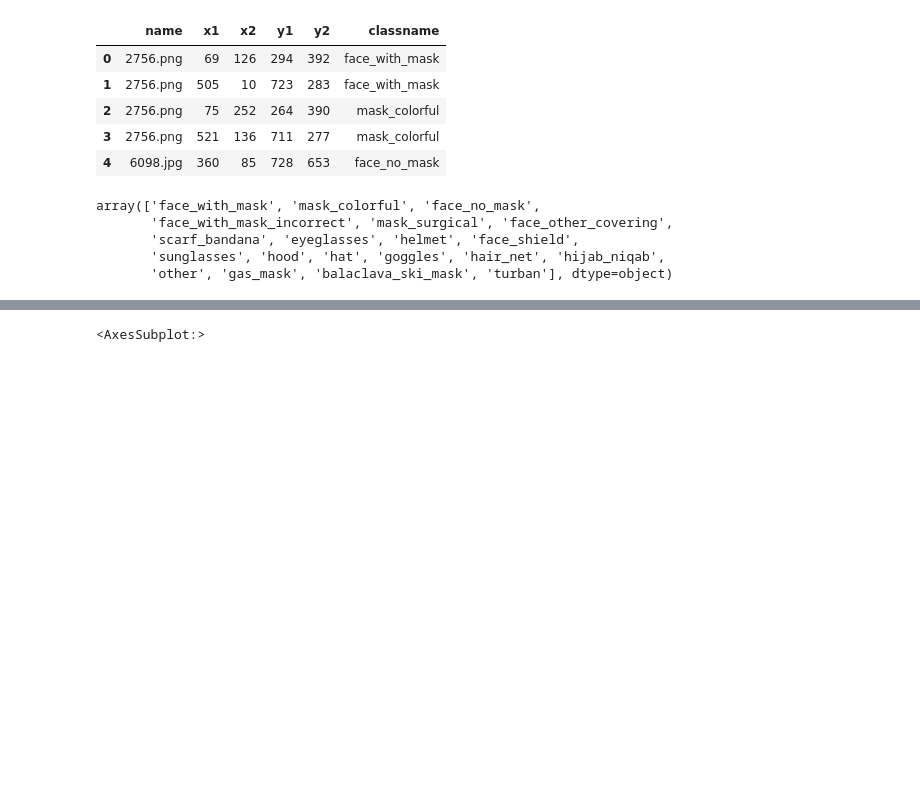
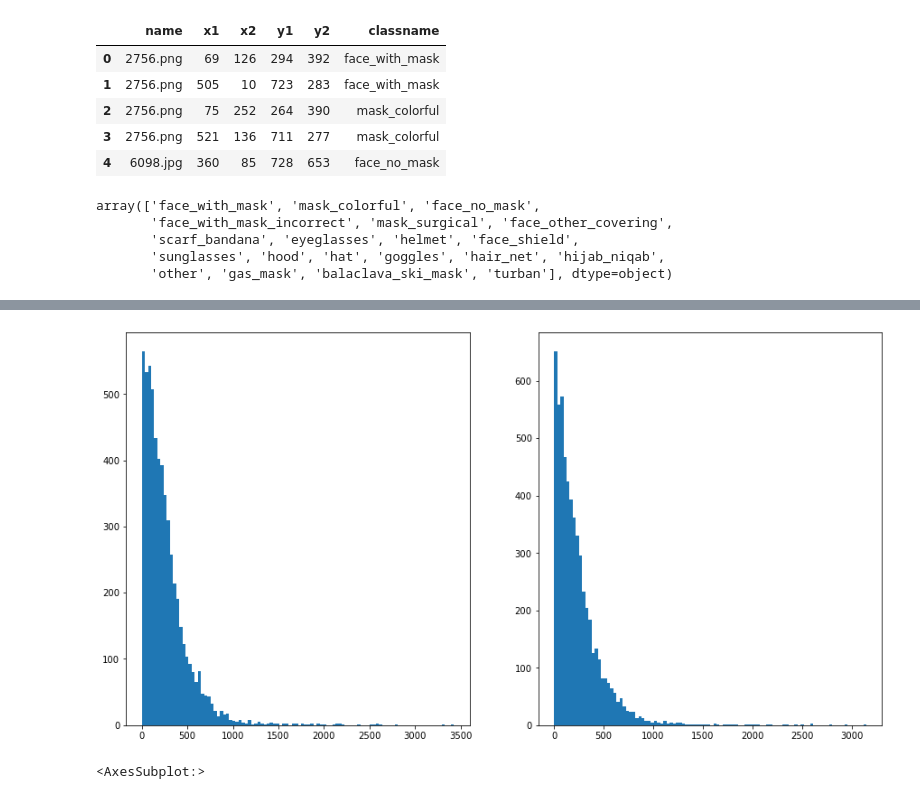
Before and after one commit to Ag0r9/mask-detector, a Jupyter notebook: first_face_mask_prototype.ipynb, the cells around one changed output, grey strips where cells are left out. Cells and saved outputs as stored; diff of their text form; code cells hidden in the pictures; blank space fills up the shorter version.

```diff
--- a/first_face_mask_prototype.ipynb
+++ b/first_face_mask_prototype.ipynb
@@ -73,3 +84,11 @@ df_selected = df.loc[df.classname.isin(selected_classnames)]
+# %%
+fig, axs = plt.subplots(1, 2, figsize=(15, 8))
+
+axs[0].hist(abs(df_selected.x2-df_selected.x1), bins=100)
+axs[1].hist(abs(df_selected.y2-df_selected.y1), bins=100)
+plt.show()
+# %% [output]
+[figure, added]
 # %%
 df_selected.classname.value_counts().plot(kind='barh', rot=0)
 # %% [output]
```
Also changed, not shown: parts of 11 cells of this notebook, 9 other files.
